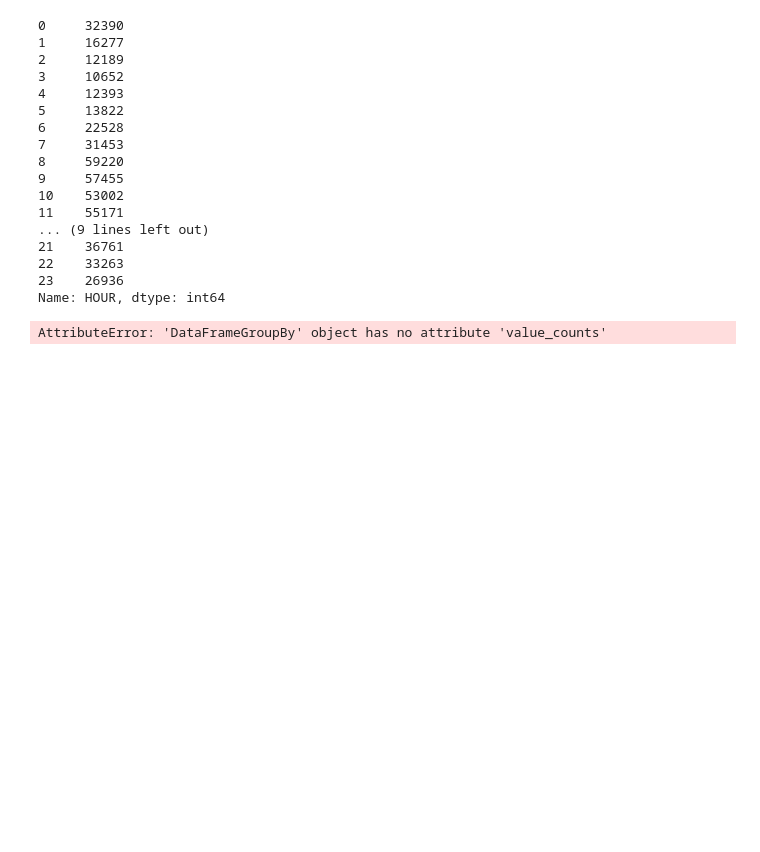
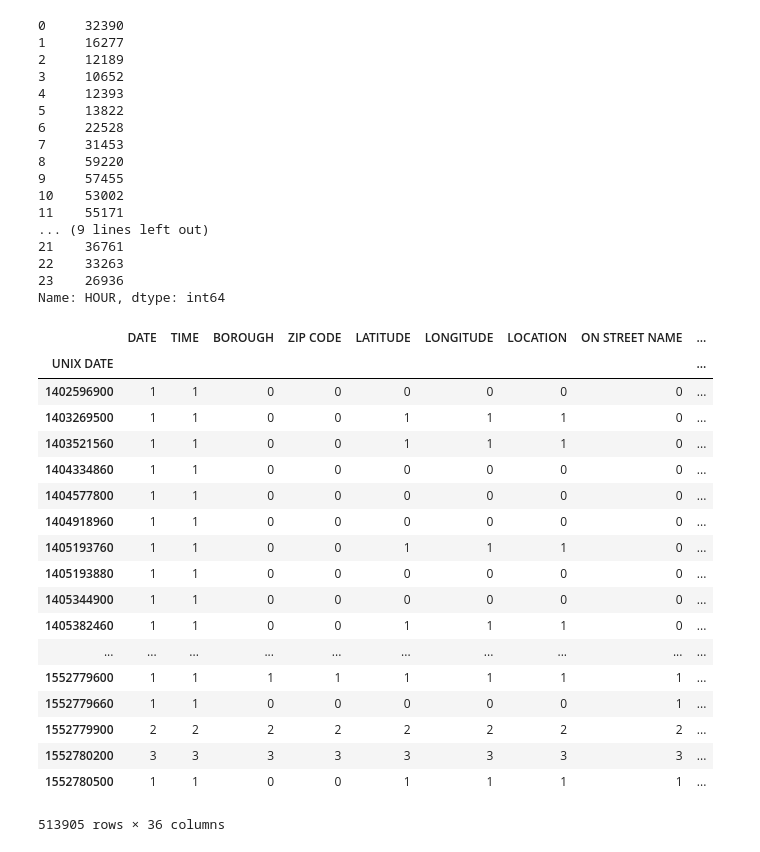
Before and after one commit to huntercash/ProjectOne, a Jupyter notebook: notebooks/Ugochi.ipynb, the cells around one changed output. Cells and saved outputs as stored; diff of their text form; code cells hidden in the pictures; blank space fills up the shorter version.

```diff
--- a/notebooks/Ugochi.ipynb
+++ b/notebooks/Ugochi.ipynb
@@ -295,5 +297,24 @@ Name: HOUR, dtype: int64
 # %%
 #groupby days
 nyc_data_dt_gp = nyc_data.groupby('UNIX DATE')
+nyc_data_dt_gp.count()
 # %% [output]
+|  | DATE | TIME | BOROUGH | ZIP CODE | LATITUDE | LONGITUDE | LOCATION | ON STREET NAME | ... |
+| UNIX DATE |  |  |  |  |  |  |  |  | ... |
+| 1402596900 | 1 | 1 | 0 | 0 | 0 | 0 | 0 | 0 | ... |
+| 1403269500 | 1 | 1 | 0 | 0 | 1 | 1 | 1 | 0 | ... |
+| 1403521560 | 1 | 1 | 0 | 0 | 1 | 1 | 1 | 0 | ... |
+| 1404334860 | 1 | 1 | 0 | 0 | 0 | 0 | 0 | 0 | ... |
+| 1404577800 | 1 | 1 | 0 | 0 | 0 | 0 | 0 | 0 | ... |
+| 1404918960 | 1 | 1 | 0 | 0 | 0 | 0 | 0 | 0 | ... |
+| 1405193760 | 1 | 1 | 0 | 0 | 1 | 1 | 1 | 0 | ... |
+| 1405193880 | 1 | 1 | 0 | 0 | 0 | 0 | 0 | 0 | ... |
+| 1405344900 | 1 | 1 | 0 | 0 | 0 | 0 | 0 | 0 | ... |
+| 1405382460 | 1 | 1 | 0 | 0 | 1 | 1 | 1 | 0 | ... |
+| ... | ... | ... | ... | ... | ... | ... | ... | ... | ... |
+| 1552779600 | 1 | 1 | 1 | 1 | 1 | 1 | 1 | 1 | ... |
+| 1552779660 | 1 | 1 | 0 | 0 | 0 | 0 | 0 | 1 | ... |
+| 1552779900 | 2 | 2 | 2 | 2 | 2 | 2 | 2 | 2 | ... |
+| 1552780200 | 3 | 3 | 3 | 3 | 3 | 3 | 3 | 3 | ... |
+| 1552780500 | 1 | 1 | 0 | 0 | 1 | 1 | 1 | 1 | ... |
-AttributeError: 'DataFrameGroupBy' object has no attribute 'value_counts'
+513905 rows × 36 columns
```
Also changed, not shown: parts of 3 cells of this notebook.
